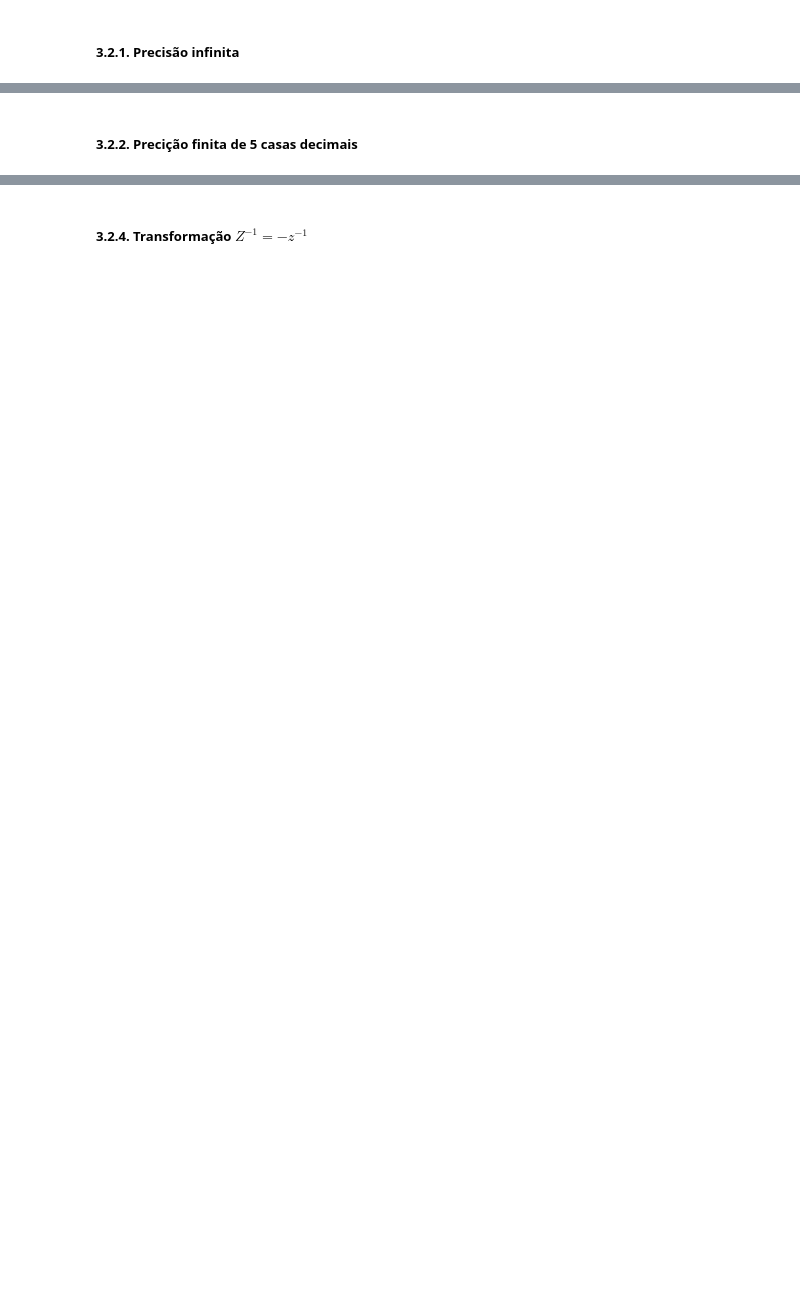
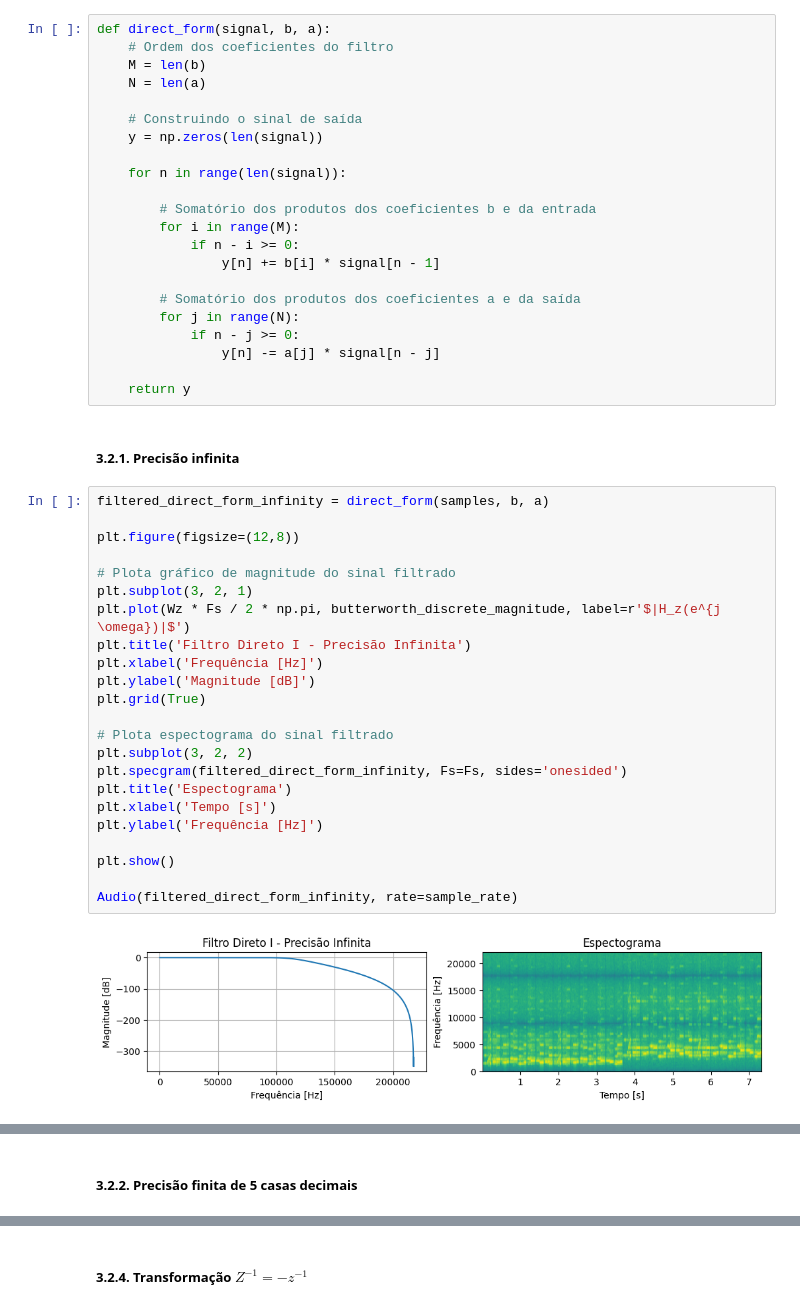
Before and after one commit to gabrielsandrade/ENGC26-20231, a Jupyter notebook: problema_2.ipynb, the cells around one changed output, grey strips where cells are left out. Drawn from its saved outputs; the diff is of its cells as text; blank space fills up the shorter version.

Commit message:
Adicionando funções do método direto

```diff
--- a/problema_2.ipynb
+++ b/problema_2.ipynb
@@ -337,4 +199,51 @@ plt.show()
 # %% [markdown]
 #### 3.2. Direta
+# %%
+def direct_form(signal, b, a):
+    # Ordem dos coeficientes do filtro
+    M = len(b)
+    N = len(a)
+
+    # Construindo o sinal de saída
+    y = np.zeros(len(signal))
+
+    for n in range(len(signal)):
+
+        # Somatório dos produtos dos coeficientes b e da entrada
+        for i in range(M):
+            if n - i >= 0:
+                y[n] += b[i] * signal[n - 1]
+
+        # Somatório dos produtos dos coeficientes a e da saída
+        for j in range(N):
+            if n - j >= 0:
+                y[n] -= a[j] * signal[n - j]
+
+    return y
 # %% [markdown]
 ##### 3.2.1. Precisão infinita
+# %%
+filtered_direct_form_infinity = direct_form(samples, b, a)
+
+plt.figure(figsize=(12,8))
+
+# Plota gráfico de magnitude do sinal filtrado
+plt.subplot(3, 2, 1)
+plt.plot(Wz * Fs / 2 * np.pi, butterworth_discrete_magnitude, label=r'$|H_z(e^{j \omega})|$')
+plt.title('Filtro Direto I - Precisão Infinita')
+plt.xlabel('Frequência [Hz]')
+plt.ylabel('Magnitude [dB]')
+plt.grid(True)
+
+# Plota espectograma do sinal filtrado
+plt.subplot(3, 2, 2)
+plt.specgram(filtered_direct_form_infinity, Fs=Fs, sides='onesided')
+plt.title('Espectograma')
+plt.xlabel('Tempo [s]')
+plt.ylabel('Frequência [Hz]')
+
+plt.show()
+
+Audio(filtered_direct_form_infinity, rate=sample_rate)
+# %% [output]
+[figure, added]
@@ -341,3 +251,3 @@ plt.show()
 # %% [markdown]
-##### 3.2.2. Precição finita de 5 casas decimais
+##### 3.2.2. Precisão finita de 5 casas decimais
 # %% [markdown]
```
Also changed, not shown: parts of 18 cells of this notebook.
